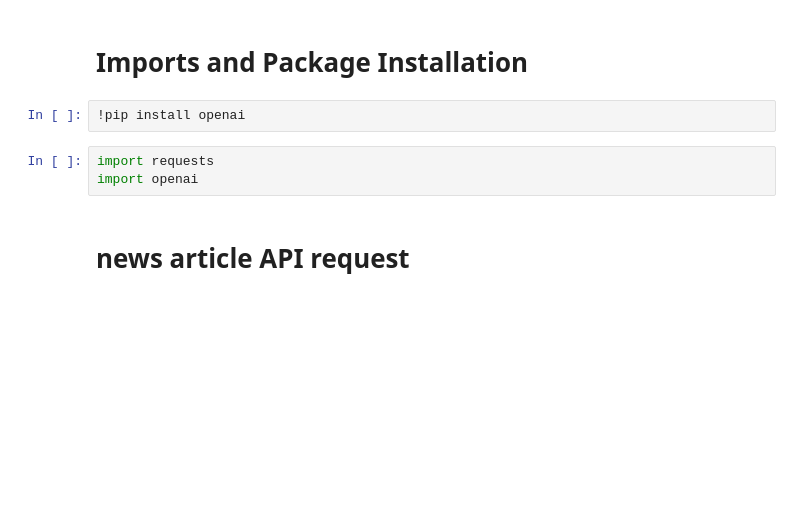
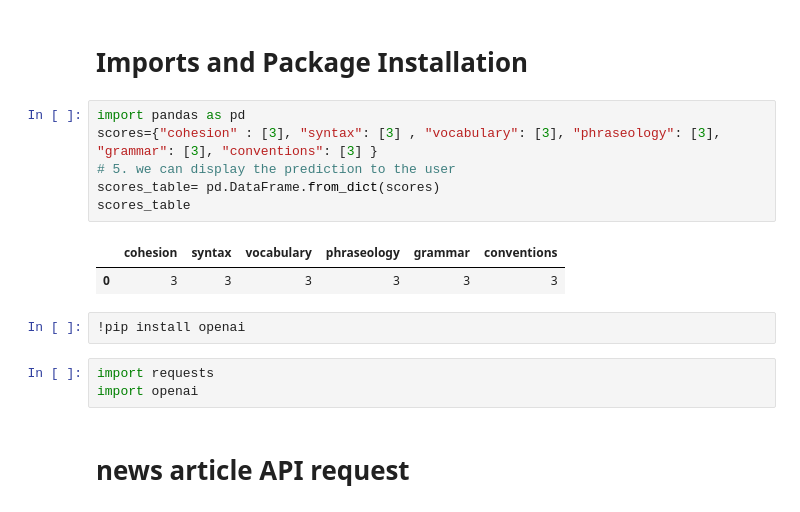
Before and after one commit to houssam0812/AI-Powered-Language-Testing, a Jupyter notebook: notebooks/salmoth6_test_news_api.ipynb, the cells around one changed output. Saved outputs shown, nothing was run; the diff lists cells and outputs as text; blank space fills up the shorter version.

```diff
--- a/notebooks/salmoth6_test_news_api.ipynb
+++ b/notebooks/salmoth6_test_news_api.ipynb
@@ -1,5 +1,14 @@
 # %% [markdown]
 # Imports and Package Installation
+# %%
+import pandas as pd
+scores={"cohesion" : [3], "syntax": [3] , "vocabulary": [3], "phraseology": [3], "grammar": [3], "conventions": [3] }
+# 5. we can display the prediction to the user
+scores_table= pd.DataFrame.from_dict(scores)
+scores_table
+# %% [output]
+|  | cohesion | syntax | vocabulary | phraseology | grammar | conventions |
+| 0 | 3 | 3 | 3 | 3 | 3 | 3 |
 # %%
 !pip install openai
 # %%
```
Also changed, not shown: 2 other files.
